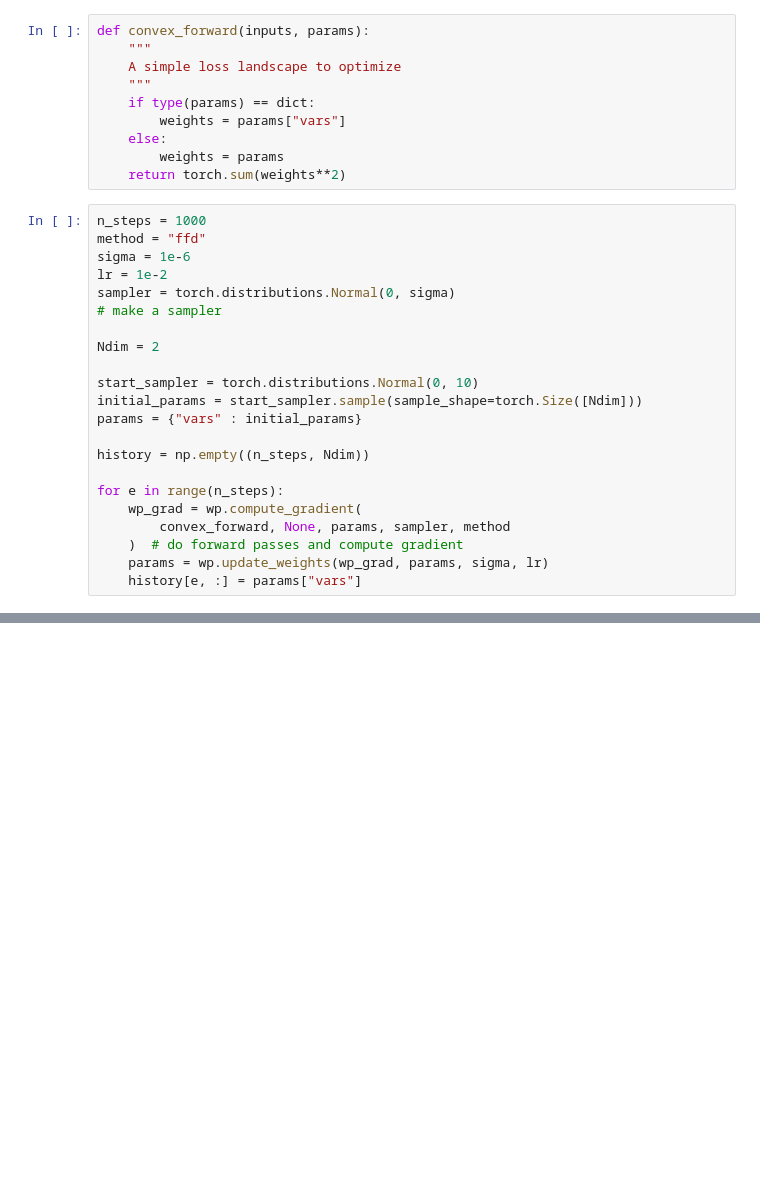
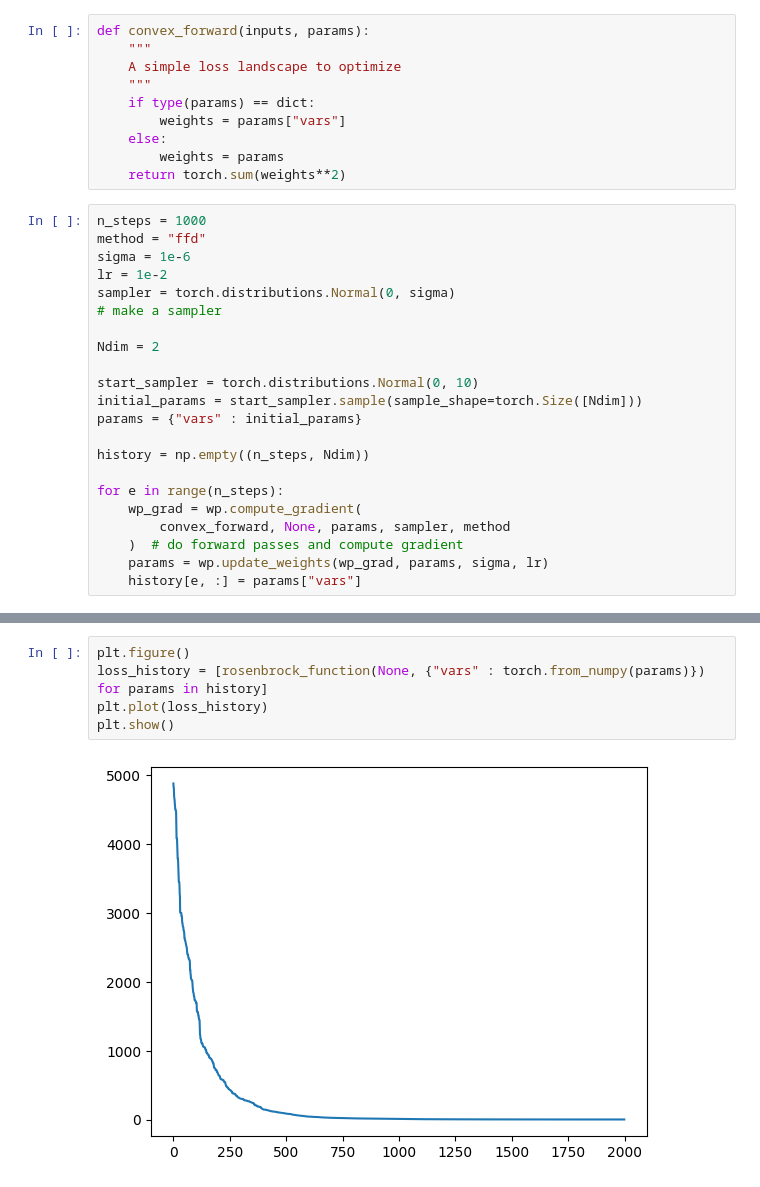
Before and after one commit to ellahas/snn-wp, a Jupyter notebook: optimization_testing.ipynb, the cells around one changed output, grey strips where cells are left out. Drawn from its saved outputs; the diff is of its cells as text; blank space fills up the shorter version.

```diff
--- a/optimization_testing.ipynb
+++ b/optimization_testing.ipynb
@@ -65,0 +119,7 @@ plt.show()
+# %%
+plt.figure()
+loss_history = [rosenbrock_function(None, {"vars" : torch.from_numpy(params)}) for params in history]
+plt.plot(loss_history)
+plt.show()
+# %% [output]
+[figure, added]
```
Also changed, not shown: parts of 7 cells of this notebook.
